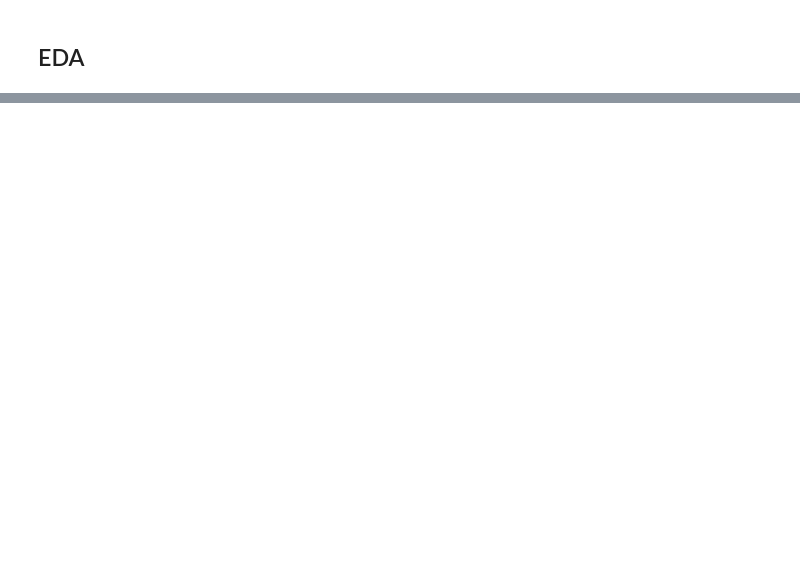
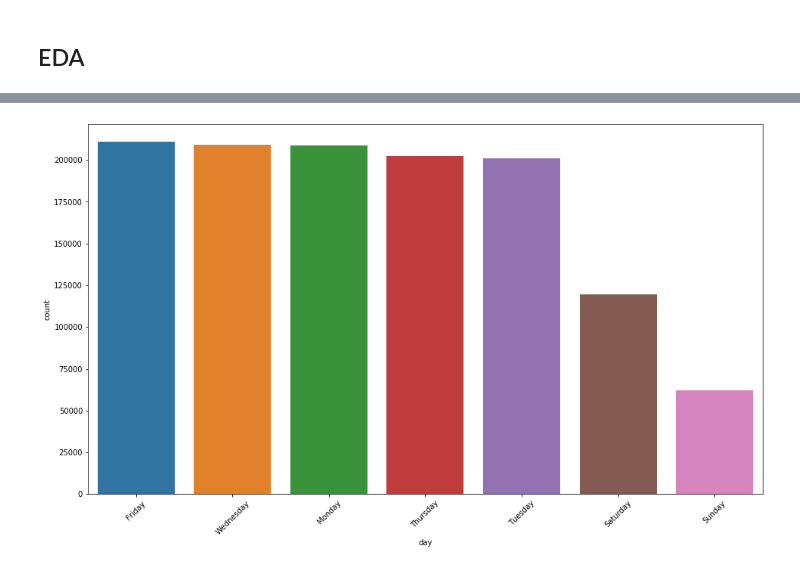
Before and after one commit to AlejoB13C/rastreo-satelital, a Jupyter notebook: notebooks/InDepthEDA.ipynb, the cells around one changed output, grey strips where cells are left out. Cells and saved outputs as stored; diff of their text form; code cells hidden in the pictures; blank space fills up the shorter version.

```diff
--- a/notebooks/InDepthEDA.ipynb
+++ b/notebooks/InDepthEDA.ipynb
@@ -567,0 +178,9 @@ As it was expected, the speed distribution is left skewed. It is observed that i
+# %%
+fig,ax = plt.subplots(figsize=(16,9))
+sns.countplot(data = df, x='day',ax=ax,order = df.day.value_counts().index)
+labels = ax.get_xticklabels()
+labels = [DayTransform[int(float(x.get_text()))] for x in labels]
+ax.set_xticklabels(labels)
+ax.tick_params(axis='x', labelrotation=45)
+# %% [output]
+[figure, added]
```
Also changed, not shown: parts of 90 cells of this notebook.
